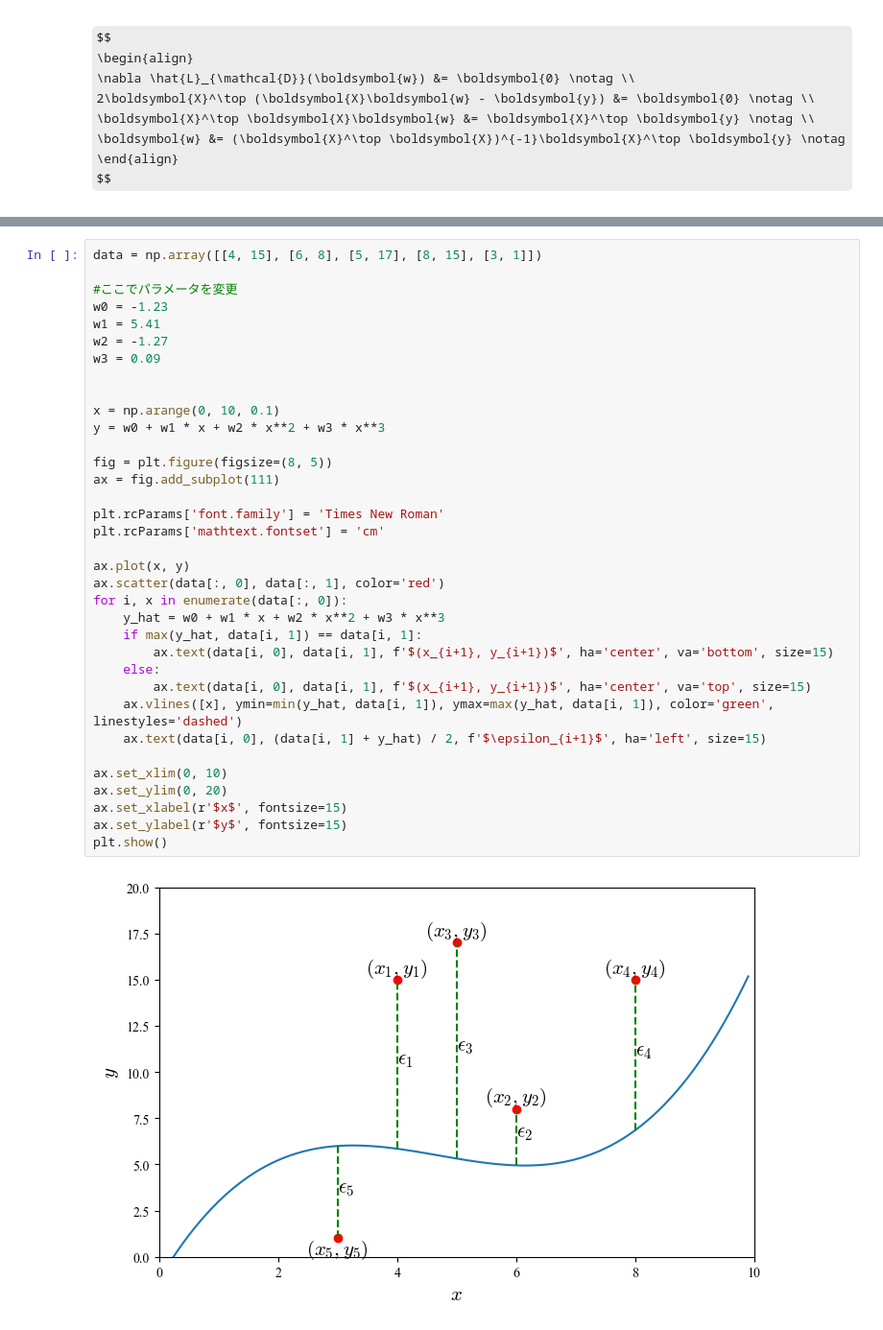
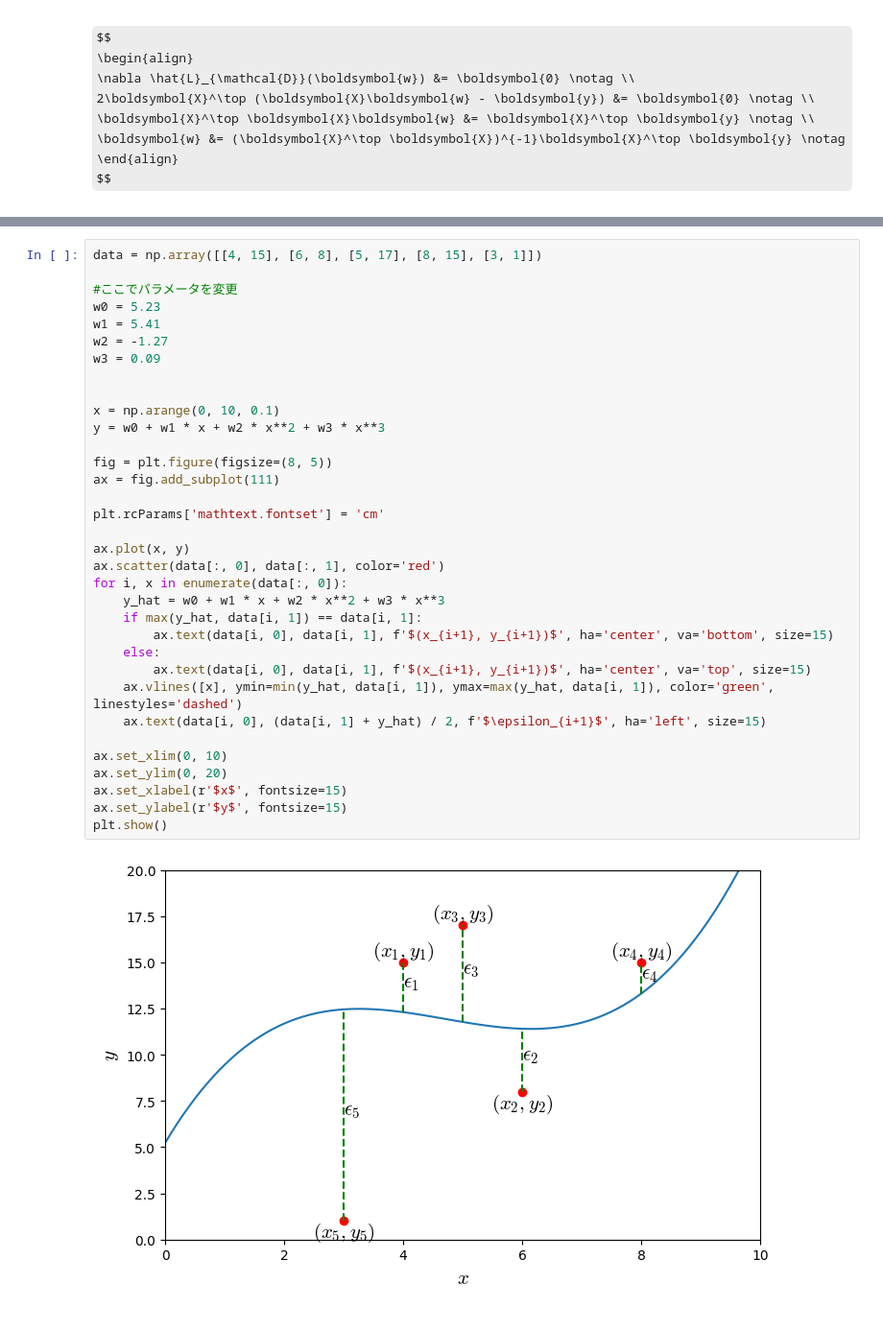
Before and after one commit to aice-ice/Senior-project, a Jupyter notebook: multiple_regression.ipynb, the cells around one changed output, grey strips where cells are left out. Shown at 96% size. Cells and saved outputs as stored; diff of their text form; some formulas as TeX source.

Commit message:
chore: Update data preprocessing and visualization code

```diff
--- a/multiple_regression.ipynb
+++ b/multiple_regression.ipynb
@@ -142,36 +181,35 @@ $$
 data = np.array([[4, 15], [6, 8], [5, 17], [8, 15], [3, 1]])
 
 #ここでパラメータを変更
-w0 = -1.23
+w0 = 5.23
 w1 = 5.41
 w2 = -1.27
 w3 = 0.09
 
 
 x = np.arange(0, 10, 0.1)
 y = w0 + w1 * x + w2 * x**2 + w3 * x**3
 
 fig = plt.figure(figsize=(8, 5))
 ax = fig.add_subplot(111)
 
-plt.rcParams['font.family'] = 'Times New Roman'
 plt.rcParams['mathtext.fontset'] = 'cm'
 
 ax.plot(x, y)
 ax.scatter(data[:, 0], data[:, 1], color='red')
 for i, x in enumerate(data[:, 0]):
     y_hat = w0 + w1 * x + w2 * x**2 + w3 * x**3
     if max(y_hat, data[i, 1]) == data[i, 1]:
         ax.text(data[i, 0], data[i, 1], f'$(x_{i+1}, y_{i+1})$', ha='center', va='bottom', size=15)
     else:
         ax.text(data[i, 0], data[i, 1], f'$(x_{i+1}, y_{i+1})$', ha='center', va='top', size=15)
     ax.vlines([x], ymin=min(y_hat, data[i, 1]), ymax=max(y_hat, data[i, 1]), color='green', linestyles='dashed')
     ax.text(data[i, 0], (data[i, 1] + y_hat) / 2, f'$\epsilon_{i+1}$', ha='left', size=15)
 
 ax.set_xlim(0, 10)
 ax.set_ylim(0, 20)
 ax.set_xlabel(r'$x$', fontsize=15)
 ax.set_ylabel(r'$y$', fontsize=15)
 plt.show()
 # %% [output]
-[figure, old version]
+[figure, new version]
```
Also changed, not shown: parts of 6 cells of this notebook, 1 other file.
